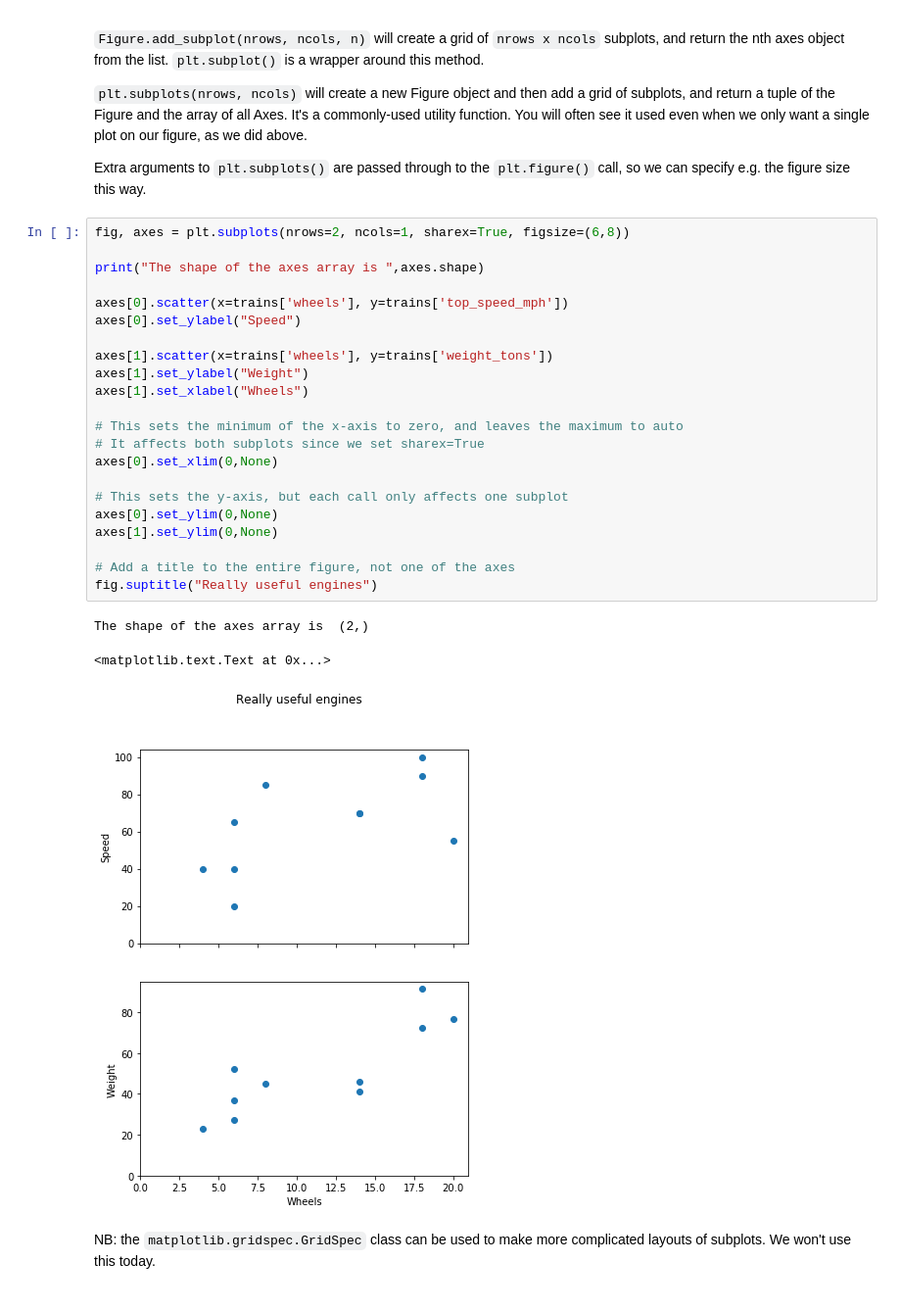
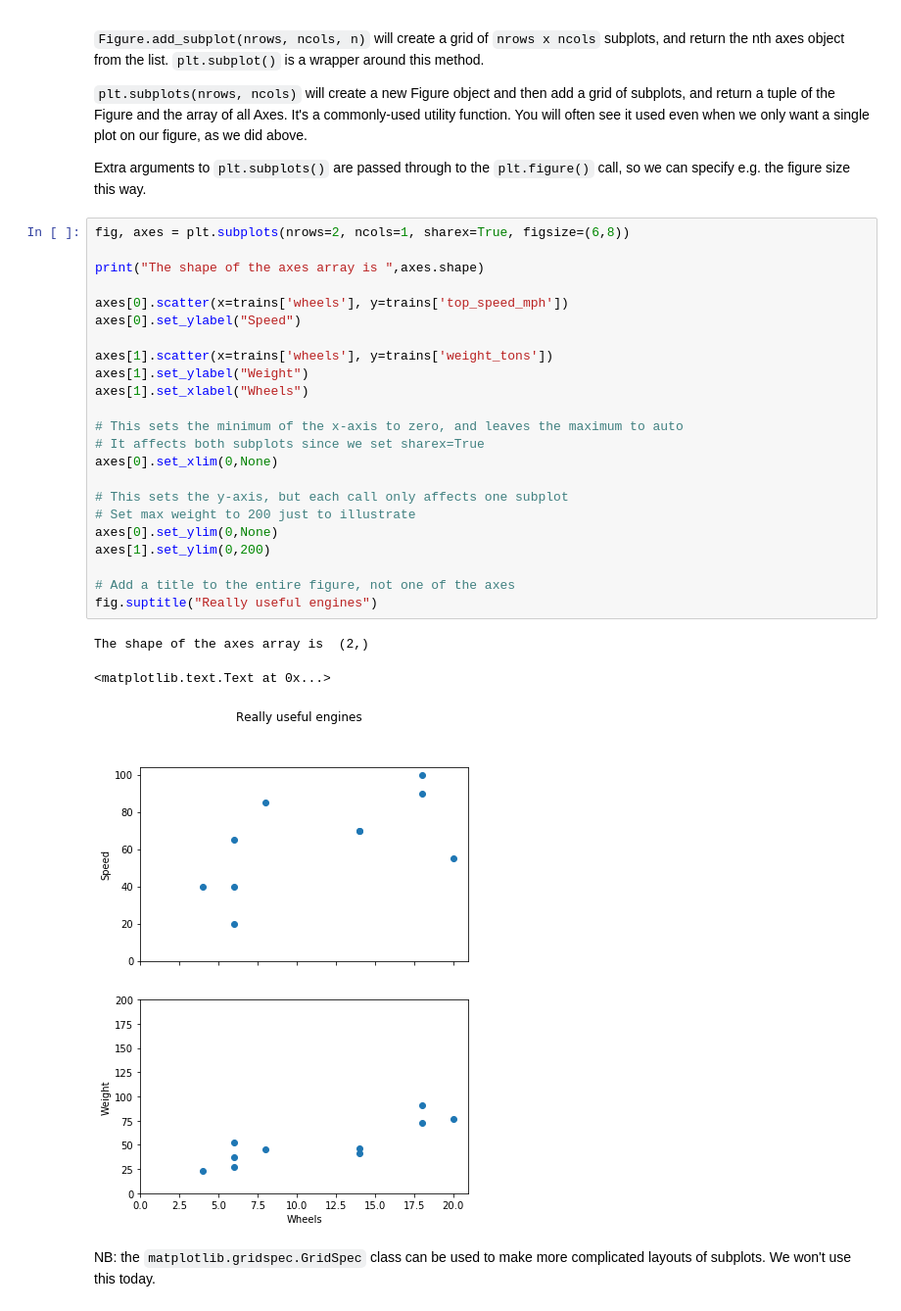
Before and after one commit to claresloggett/aspp-visualisation, a Jupyter notebook: Matplotlib_and_tidy_data.ipynb, the cells around one changed output. Shown at 98% size. Saved outputs shown, nothing was run; the diff lists cells and outputs as text.

```diff
--- a/Matplotlib_and_tidy_data.ipynb
+++ b/Matplotlib_and_tidy_data.ipynb
@@ -280,29 +280,30 @@ Extra arguments to `plt.subplots()` are passed through to the `plt.figure()` cal
 # %%
 fig, axes = plt.subplots(nrows=2, ncols=1, sharex=True, figsize=(6,8))
 
 print("The shape of the axes array is ",axes.shape)
 
 axes[0].scatter(x=trains['wheels'], y=trains['top_speed_mph'])
 axes[0].set_ylabel("Speed")
 
 axes[1].scatter(x=trains['wheels'], y=trains['weight_tons'])
 axes[1].set_ylabel("Weight")
 axes[1].set_xlabel("Wheels")
 
 # This sets the minimum of the x-axis to zero, and leaves the maximum to auto
 # It affects both subplots since we set sharex=True
 axes[0].set_xlim(0,None)
 
 # This sets the y-axis, but each call only affects one subplot
+# Set max weight to 200 just to illustrate
 axes[0].set_ylim(0,None)
-axes[1].set_ylim(0,None)
+axes[1].set_ylim(0,200)
 
 # Add a title to the entire figure, not one of the axes
 fig.suptitle("Really useful engines")
 # %% [output]
 The shape of the axes array is  (2,)
 <matplotlib.text.Text at 0x...>
-[figure, old version]
+[figure, new version]
 # %% [markdown]
 NB: the `matplotlib.gridspec.GridSpec` class can be used to make more complicated layouts of subplots. We won't use this today.
 # %% [markdown]
```
Also changed, not shown: parts of 4 cells of this notebook, 1 other file.
